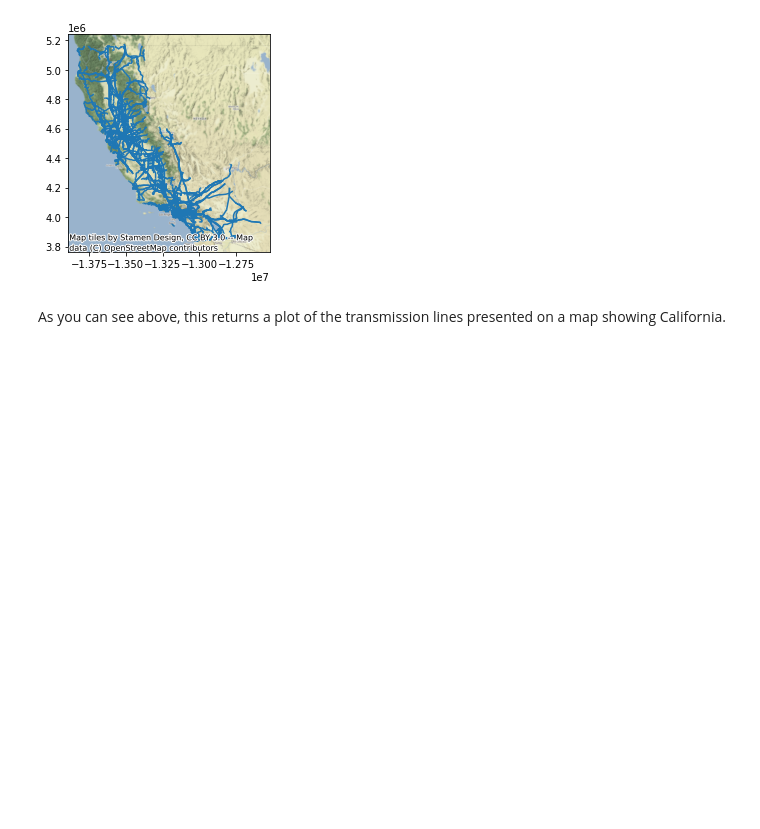
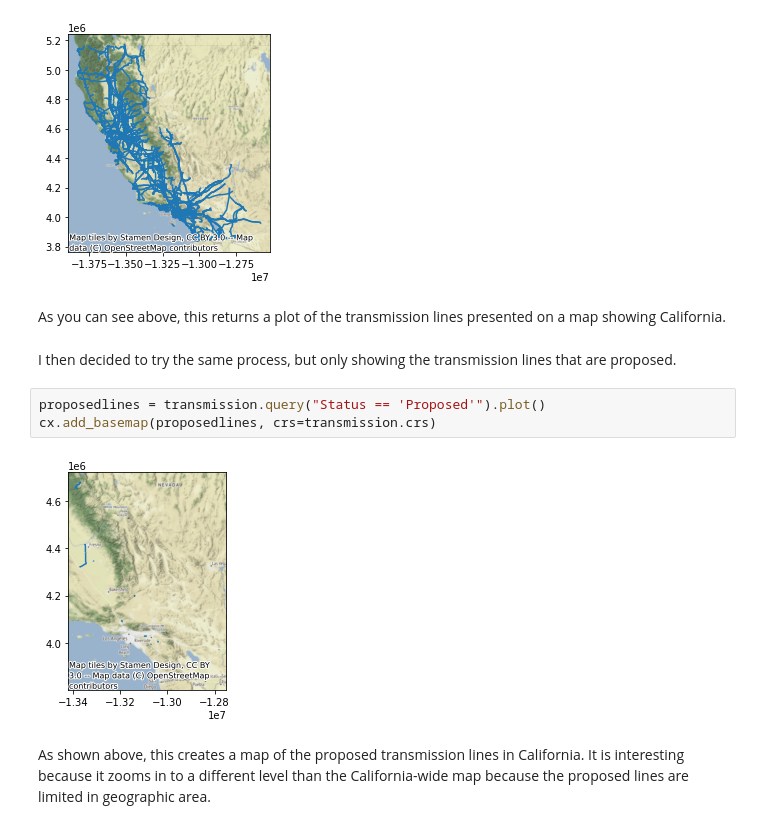
Before and after one commit to jjbasinger/up206a-jacob, a Jupyter notebook: week01/week 1 assignment.ipynb, the cells around one changed output. Saved outputs shown, nothing was run; the diff lists cells and outputs as text; blank space fills up the shorter version.

```diff
--- a/week01/week 1 assignment.ipynb
+++ b/week01/week 1 assignment.ipynb
@@ -194,3 +194,12 @@ cx.add_basemap(map, crs=transmission.crs)
 [figure]
 # %% [markdown]
 As you can see above, this returns a plot of the transmission lines presented on a map showing California.
+# %% [markdown]
+I then decided to try the same process, but only showing the transmission lines that are proposed.
+# %%
+proposedlines = transmission.query("Status == 'Proposed'").plot()
+cx.add_basemap(proposedlines, crs=transmission.crs)
+# %% [output]
+[figure, added]
+# %% [markdown]
+As shown above, this creates a map of the proposed transmission lines in California.  It is interesting because it zooms in to a different level than the California-wide map because the proposed lines are limited in geographic area.
```
